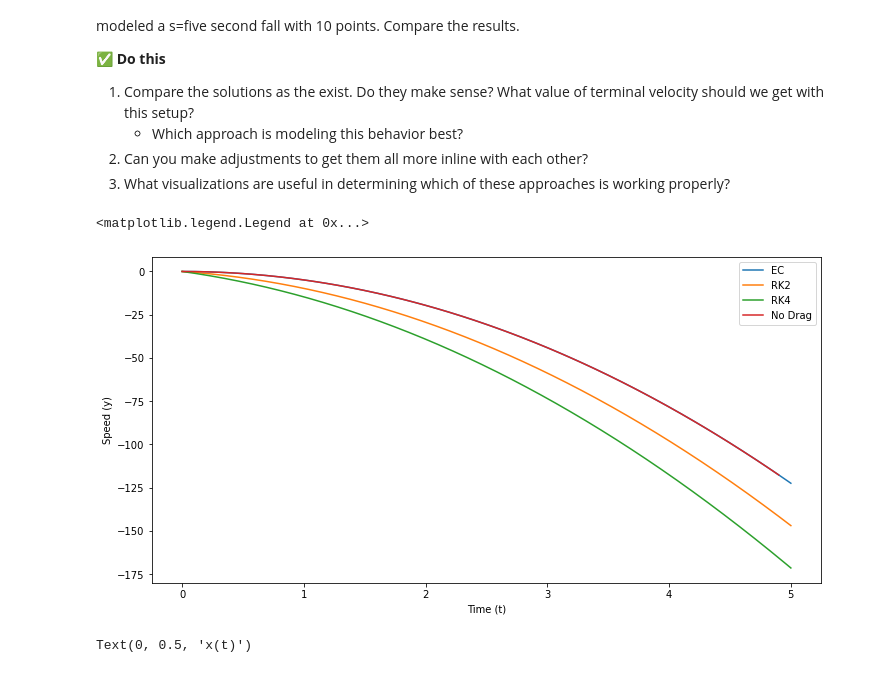
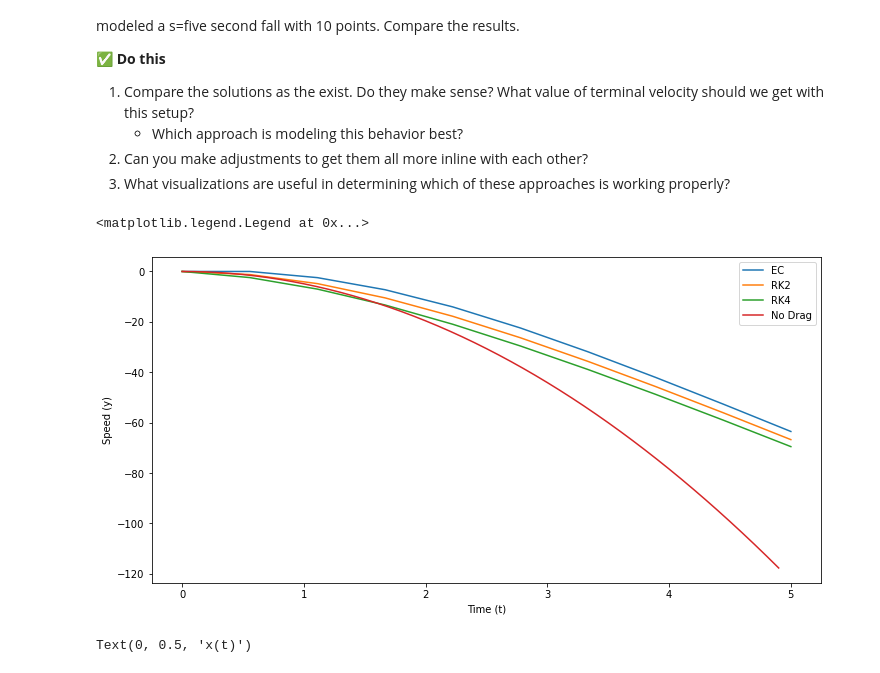
Before and after one commit to dannycab/phy415msu, a Jupyter notebook: MMIPbook/content/2_oscillations/activity-ODE-numerical-OLD.ipynb, the cells around one changed output. Drawn from its saved outputs; the diff is of its cells as text; code cells hidden in the pictures.

```diff
--- a/MMIPbook/content/2_oscillations/activity-ODE-numerical-OLD.ipynb
+++ b/MMIPbook/content/2_oscillations/activity-ODE-numerical-OLD.ipynb
@@ -261,10 +261,12 @@ def RK2(y_arr, vy_arr, deltat, m, g, alpha, beta, tstart=0):
         for i in np.arange(0,len(y_arr)-1):
 
             ## It's two steps now
-            k1_y, k1_vy = DeriveDragModel1D(y_arr[i], vy_arr[i], m, g, alpha, beta)*deltat   ## DONT FORGET THE DELTAT FOR THESE LIKE I DID FOR AN HOUR!!!!
-            k2_y, k2_vy = DeriveDragModel1D(y_arr[i]+0.5*k1_y, vy_arr[i]+0.5*k1_vy, m, g, alpha, beta)*deltat
+            k1_y, k1_vy = DeriveDragModel1D(y_arr[i], vy_arr[i], m, g, alpha, beta)
+            k1_y, k1_vy = k1_y*deltat, k1_vy*deltat   ## DONT FORGET THE DELTAT FOR THESE LIKE I DID FOR AN HOUR!!!!
 
-            y_arr[i+1], vy_arr[i+1] = y_arr[i]+k2_, vy_arr[i]+k2_vy
+            k2_y, k2_vy = DeriveDragModel1D(y_arr[i]+0.5*k1_y, vy_arr[i]+0.5*k1_vy, m, g, alpha, beta)
+
+            y_arr[i+1], vy_arr[i+1] = y_arr[i]+k2_y*deltat, vy_arr[i]+k2_vy*deltat
 
         ## Give us all that information we worked so hard for
         return t_arr, y_arr, vy_arr
@@ -312,13 +314,18 @@ def RK4(y_arr, vy_arr, deltat, m, g, alpha, beta, tstart=0):
         for i in np.arange(0,len(y_arr)-1):
 
             ## It's four steps now
-            k1_y, k1_vy = DeriveDragModel1D(y_arr[i], vy_arr[i], m, g, alpha, beta)*deltat ## DONT FORGET THE DELTAT FOR THESE LIKE I DID FOR AN HOUR!!!!
-            k2_y, k2_vy = DeriveDragModel1D(y_arr[i]+0.5*k1_y, vy_arr[i]+0.5*k1_vy, m, g, alpha, beta)*deltat
-            k3_y, k3_vy = DeriveDragModel1D(y_arr[i]+0.5*k2_y, vy_arr[i]+0.5*k2_vy, m, g, alpha, beta)*deltat
-            k4_y, k4_vy = DeriveDragModel1D(y_arr[i]+k3_y, vy_arr[i]+k3_vy, m, g, alpha, beta)*deltat
+            k1_y, k1_vy = DeriveDragModel1D(y_arr[i], vy_arr[i], m, g, alpha, beta)
+            k1_y, k1_vy = k1_y*deltat, k1_vy*deltat   ## DONT FORGET THE DELTAT FOR THESE LIKE I DID FOR AN HOUR!!!!
 
+            k2_y, k2_vy = DeriveDragModel1D(y_arr[i]+0.5*k1_y, vy_arr[i]+0.5*k1_vy, m, g, alpha, beta)
+            k2_y, k2_vy = k2_y*deltat, k2_vy*deltat   ## DONT FORGET THE DELTAT FOR THESE LIKE I DID FOR AN HOUR!!!!
 
-            y_arr[i+1], vy_arr[i+1] = y_arr[i]+k4_y, vy_arr[i]+k4_vy
+            k3_y, k3_vy = DeriveDragModel1D(y_arr[i]+0.5*k2_y, vy_arr[i]+0.5*k2_vy, m, g, alpha, beta)
+            k3_y, k3_vy = k3_y*deltat, k3_vy*deltat   ## DONT FORGET THE DELTAT FOR THESE LIKE I DID FOR AN HOUR!!!!
+
+            k4_y, k4_vy = DeriveDragModel1D(y_arr[i]+k3_y, vy_arr[i]+k3_vy, m, g, alpha, beta)
+
+            y_arr[i+1], vy_arr[i+1] = y_arr[i]+k4_y*deltat, vy_arr[i]+k4_vy*deltat
 
         ## Give us all that information we worked so hard for
         return t_arr, y_arr, vy_arr
@@ -340,40 +347,40 @@ Here's a set up for a problem where we are going to use all three approaches and
 # %%
 t0 = 0
 tf = 5
-N = 10000
+N = 10
 deltat = (tf-t0)/N
 
 y_arr_EC = np.zeros(N)
 vy_arr_EC = np.zeros(N)
 y_arr_RK2 = np.zeros(N)
 vy_arr_RK2 = np.zeros(N)
 y_arr_RK4 = np.zeros(N)
 vy_arr_RK4 = np.zeros(N)
 
 m = 1
 g = 9.8
-beta = 0
-alpha = 0
+beta = 0.01
+alpha = 0.02
 
 
 #print(m*g/beta)
 
 t_arr_EC, y_arr_EC, vy_arr_EC = EC(y_arr_EC, vy_arr_EC, deltat, m, g, alpha, beta, t0)
 t_arr_RK2, y_arr_RK2, vy_arr_RK2 = RK2(y_arr_RK2, vy_arr_RK2, deltat, m, g, alpha, beta, t0)
 t_arr_RK4, y_arr_RK4, vy_arr_RK4 = RK4(y_arr_RK4, vy_arr_RK4, deltat, m, g, alpha, beta, t0)
 
 fig = plt.figure(figsize=(12,6))
 plt.plot(t_arr_EC,y_arr_EC)
 plt.plot(t_arr_RK2,y_arr_RK2)
 plt.plot(t_arr_RK4,y_arr_RK4)
 t = np.arange(0,5,0.1)
 plt.plot(t, -0.5*g*t**2)
 plt.xlabel('Time (t)')
 plt.ylabel('Speed (y)')
 plt.legend(['EC','RK2','RK4', 'No Drag'])
 # %% [output]
 <matplotlib.legend.Legend at 0x...>
-[figure, old version]
+[figure, new version]
 # %%
 def IntegrateEuler(a, b, N, x = 0.0):
 
```
Also changed, not shown: 2 other files.
